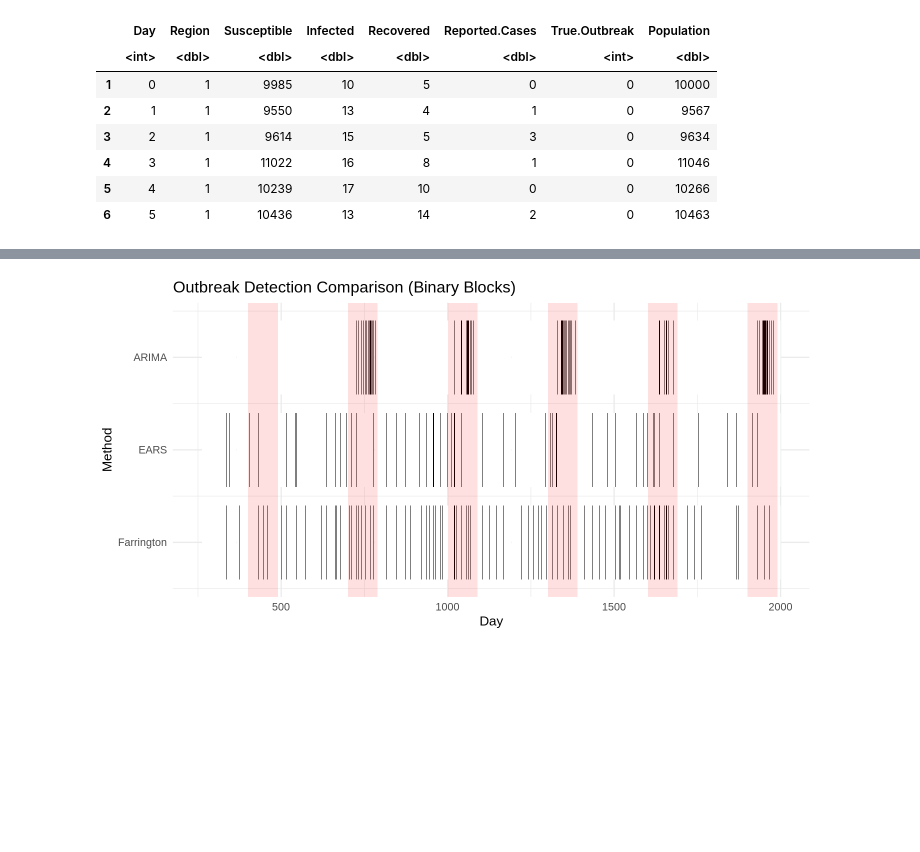
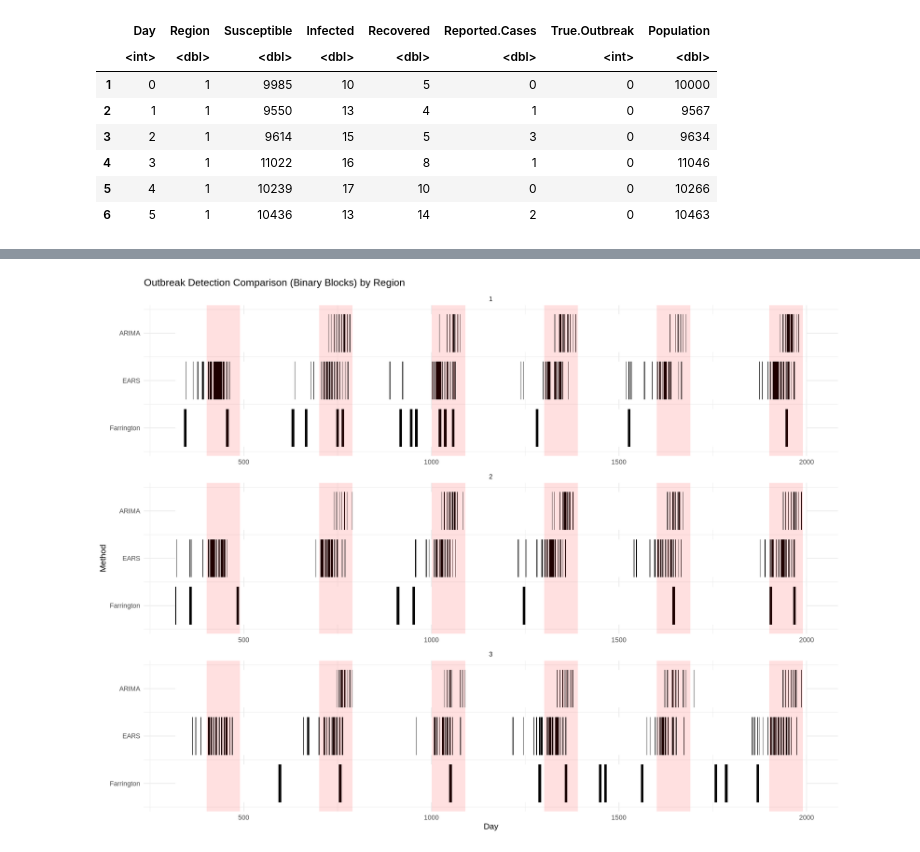
Before and after one commit to SahputraS/Outbreak-Simulation-and-Detection-Testing, a Jupyter notebook: Outbreak_Detections.ipynb, the cells around one changed output, grey strips where cells are left out. Cells and saved outputs as stored; diff of their text form; code cells hidden in the pictures; blank space fills up the shorter version.

Commit message:
V1 - Simple outbreak detection and evaluation (Farrington, EARS C3, ARIMA)

```diff
--- a/Outbreak_Detections.ipynb
+++ b/Outbreak_Detections.ipynb
@@ -231,0 +222,19 @@ df_long <- df_cut %>%
+# %%
+detectors <- list(
+  Farrington = detect_farrington,
+  EARS = detect_ears,
+  ARIMA = detect_arima
+)
+# %%
+region_ids <- unique(data_processed$Region)
+region_list <- lapply(region_ids, function(id) {
+  data_processed %>% filter(Region == id) %>% arrange(Day)
+})
+
+all_results <- mapply(function(df, id) {
+  analyze_region(df, true_label_col = "True.Outbreak", detectors, region_id = id)
+}, df = region_list, id = region_ids, SIMPLIFY = FALSE)
+
+# Combine metrics for all regions
+metrics_all <- do.call(rbind, lapply(all_results, `[[`, "metrics"))
+metrics_all
@@ -232,33 +254,45 @@ df_long <- df_cut %>%
 # %%
-# 1. Prepare for blocks (offset for each method so they don't overlap)
-method_levels <- c("Farrington", "EARS", "ARIMA")
-df_long$Method <- factor(df_long$Method, levels = method_levels)
+# Take the name of the detectors
+method_levels <- names(detectors)
 
-# Map each method to a vertical position
+# Gather the signals and organize for the plot
+signals_long <- bind_rows(
+  lapply(seq_along(all_results), function(i) {
+    signals_df <- all_results[[i]]$signals
+    signals_df$Region <- region_ids[i]  # Add region ID
+    # Pivot just for the detectors you use
+    pivot_longer(signals_df,
+                 cols = method_levels,
+                 names_to = "Method", values_to = "Detected")
+  })
+)
+
+signals_long$Method <- factor(signals_long$Method, levels = method_levels)
 y_map <- setNames(seq_along(method_levels), method_levels)
-df_long$BlockY <- y_map[as.character(df_long$Method)]
+signals_long$BlockY <- y_map[as.character(signals_long$Method)]
 
-# 2. Plot the blocks
-ggplot(df_long, aes(x = Day, y = BlockY, fill = as.factor(Detected))) +
+
+# Plotting
+options(repr.plot.width = 20, repr.plot.height = 15)
+ggplot(signals_long, aes(x = Day, y = BlockY, fill = as.factor(Detected))) +
   geom_tile(height = 0.8, width = 1, show.legend = FALSE) +
-  # Outbreak periods (if you want shaded outbreaks in the background)
   geom_rect(
     data = outbreak_periods,
     inherit.aes = FALSE,
     aes(xmin = start, xmax = end, ymin = -Inf, ymax = Inf),
     fill = "red", alpha = 0.12
   ) +
-  # Label y-axis with method names
+  facet_wrap(~Region, ncol = 1, scales = "free_x") +
   scale_y_continuous(
     breaks = y_map,
     labels = names(y_map),
     expand = c(0.05, 0.05)
   ) +
   scale_fill_manual(values = c("0" = "white", "1" = "black")) +
   labs(
-    title = "Outbreak Detection Comparison (Binary Blocks)",
+    title = "Outbreak Detection Comparison (Binary Blocks) by Region",
     y = "Method", x = "Day"
   ) +
   theme_minimal(base_size = 16)
 # %% [output]
-[figure, old version]
+[figure, new version]
```
Also changed, not shown: parts of 20 cells of this notebook.
